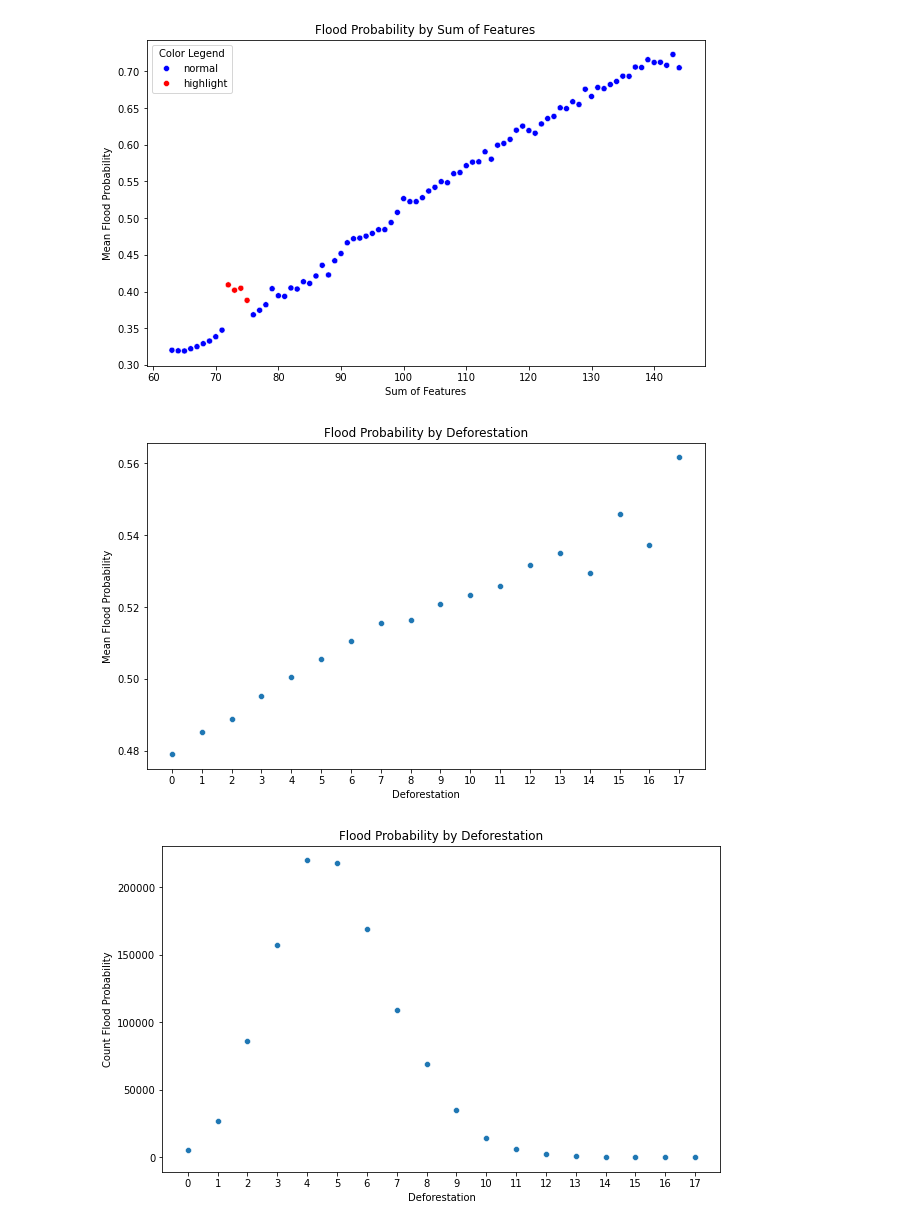
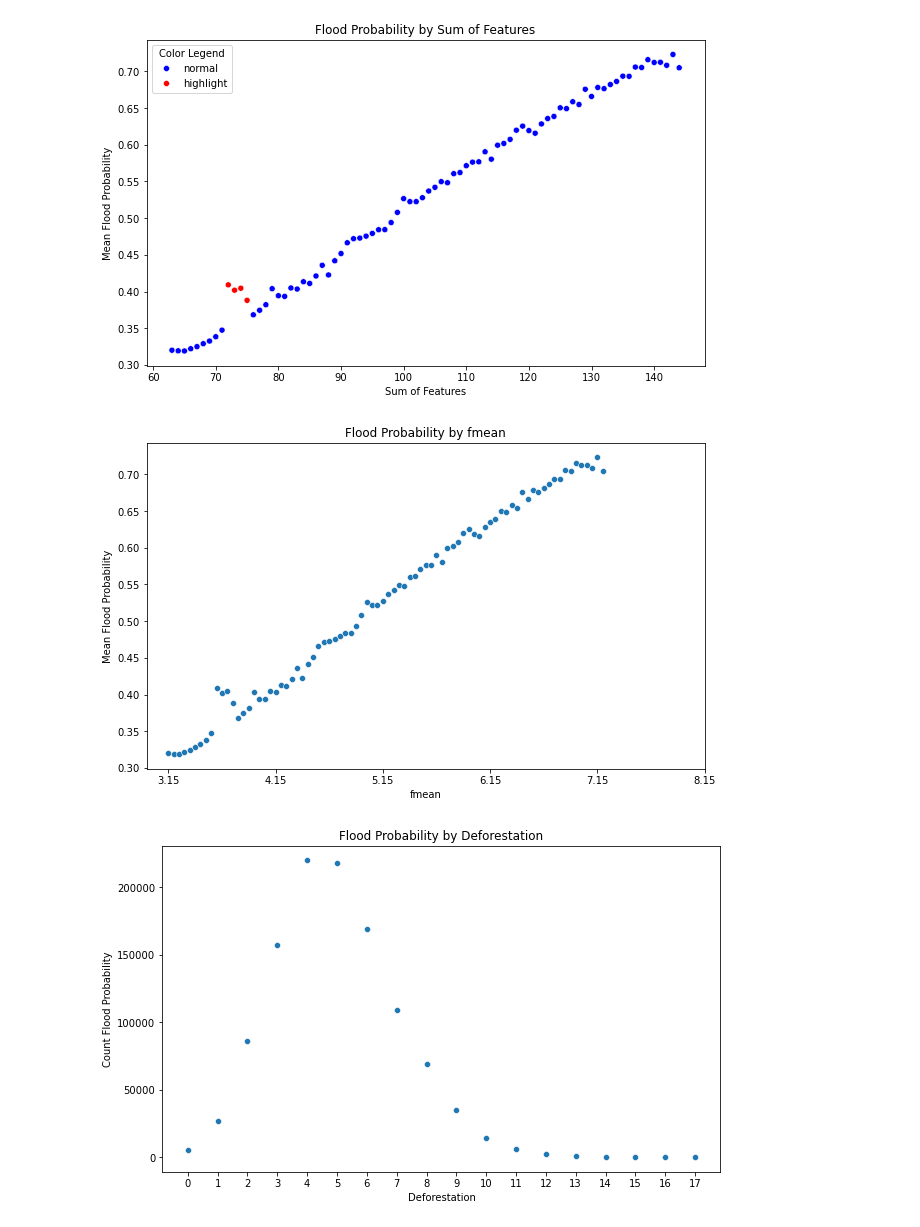
Before and after one commit to bk-anupam/KaggleChallenges, a Jupyter notebook: TABULAR/FLOOD_PREDICTION/flood_pred_eda.ipynb, the cells around one changed output. Cells and saved outputs as stored; diff of their text form; code cells hidden in the pictures.

```diff
--- a/TABULAR/FLOOD_PREDICTION/flood_pred_eda.ipynb
+++ b/TABULAR/FLOOD_PREDICTION/flood_pred_eda.ipynb
@@ -125,3 +125,5 @@ df_train['fsum'] = df_train[feature_cols].sum(axis=1)
 df_train.fsum.nunique()
 # %% [output]
 82
+# %%
+df_train['fmean'] = df_train[feature_cols].mean(axis=1)
@@ -144,23 +150,23 @@ plt.show()
 # %% [output]
 [figure]
 # %%
-col = 'Deforestation'
+col = 'fmean'
 fp_by_col = df_train.FloodProbability.groupby(df_train[col]).mean()
 # Convert the Series to a DataFrame for easier plotting
 fp_bycol_df = fp_by_col.reset_index()
 fp_bycol_df.columns = [col, 'mean_flood_probability']
 # Plot the scatterplot using seaborn
 plt.figure(figsize=(10, 6))
 sns.scatterplot(x=col, y='mean_flood_probability', data=fp_bycol_df)
 plt.title(f'Flood Probability by {col}')
 # Set x-axis to integer values only
 x_ticks = np.arange(fp_bycol_df[col].min(), fp_bycol_df[col].max() + 1, 1)
 plt.xticks(x_ticks)
 plt.xlabel(col)
 plt.ylabel('Mean Flood Probability')
 plt.show()
 # %% [output]
-[figure, old version]
+[figure, new version]
 # %%
 col = 'Deforestation'
 fp_by_col = df_train.FloodProbability.groupby(df_train[col]).count()
```
Also changed, not shown: parts of 1 cell of this notebook, 1 other file.
